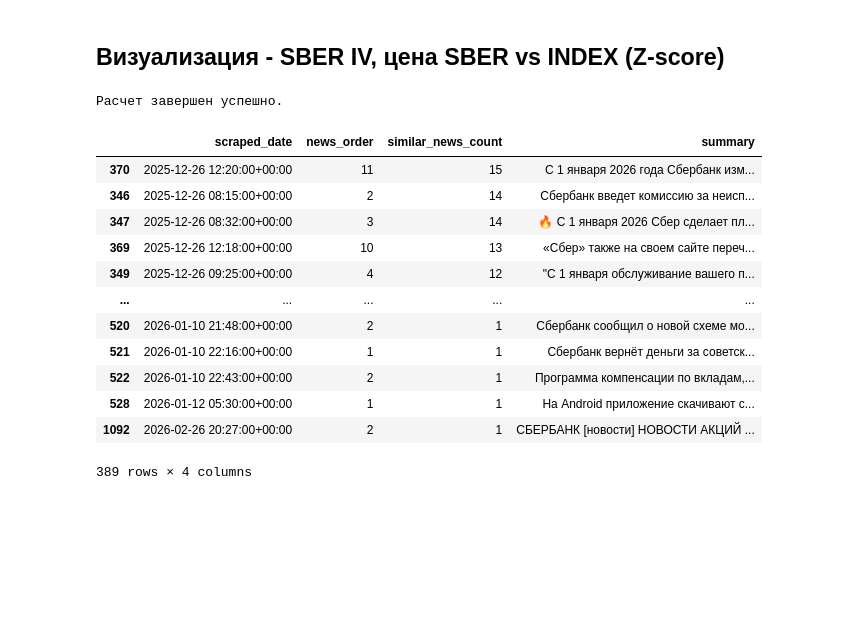
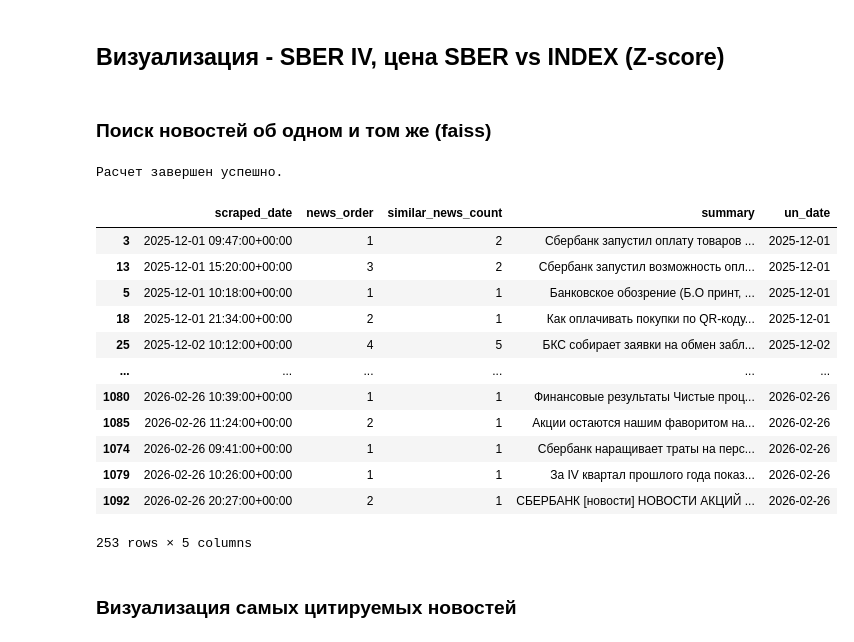
Before and after one commit to dmitriyjopov/OptionsNewsIndicator, a Jupyter notebook: news_indicator_microsoft.ipynb, the cells around one changed output. Cells and saved outputs as stored; diff of their text form; code cells hidden in the pictures; blank space fills up the shorter version.

```diff
--- a/news_indicator_microsoft.ipynb
+++ b/news_indicator_microsoft.ipynb
@@ -687,6 +692,8 @@ fig.show()
 sber_candles['end']
 print(df_index.index, type(df_index.index), sber_candles['end'].head(5), type(sber_candles['end']))
 ardl_df = pd.merge(df_index, sber_candles, left_on=df_index.index, right_on=sber_candles['end'])
+# %% [markdown]
+### Поиск новостей об одном и том же (faiss)
 # %%
 for row in df_index.itertuples():
     print((df_index.vector))
@@ -772,7 +779,7 @@ df_index['news_order'] = 1
 df_index['similar_news_count'] = 0  # Сколько всего похожих нашли за день
 
 dimension = 1024
-threshold = 0.93
+threshold = 0.95
 
 for date_val, group in df_index.groupby('un_date'):
     if len(group) < 2:
@@ -780,7 +787,7 @@ for date_val, group in df_index.groupby('un_date'):
 
     # Подготовка векторов дня
     day_vectors = np.stack(group['vector'].values).astype('float32')
-    faiss.normalize_L2(day_vectors)
+    # faiss.normalize_L2(day_vectors)
 
     index = faiss.IndexFlatIP(dimension)
     index.add(day_vectors)
@@ -812,19 +819,21 @@ print("Расчет завершен успешно.")
 Расчет завершен успешно.
 # %%
 df_index[df_index['similar_news_count'] > 0]\
-        .sort_values('similar_news_count', ascending=False)\
-        [['scraped_date', 'news_order', 'similar_news_count', 'summary']]
+        .sort_values('similar_news_count', ascending=False).sort_values('un_date')\
+        [['scraped_date', 'news_order', 'similar_news_count', 'summary', 'un_date']]
 # %% [output]
-|  | scraped_date | news_order | similar_news_count | summary |
-| 370 | 2025-12-26 12:20:00+00:00 | 11 | 15 | С 1 января 2026 года Сбербанк изм... |
-| 346 | 2025-12-26 08:15:00+00:00 | 2 | 14 | Сбербанк введет комиссию за неисп... |
-| 347 | 2025-12-26 08:32:00+00:00 | 3 | 14 | 🔥 С 1 января 2026 Сбер сделает пл... |
-| 369 | 2025-12-26 12:18:00+00:00 | 10 | 13 | «Сбер» также на своем сайте переч... |
-| 349 | 2025-12-26 09:25:00+00:00 | 4 | 12 | "С 1 января обслуживание вашего п... |
-| ... | ... | ... | ... | ... |
-| 520 | 2026-01-10 21:48:00+00:00 | 2 | 1 | Сбербанк сообщил о новой схеме мо... |
-| 521 | 2026-01-10 22:16:00+00:00 | 1 | 1 | Сбербанк вернёт деньги за советск... |
-| 522 | 2026-01-10 22:43:00+00:00 | 2 | 1 | Программа компенсации по вкладам,... |
-| 528 | 2026-01-12 05:30:00+00:00 | 1 | 1 | На Android приложение скачивают с... |
-| 1092 | 2026-02-26 20:27:00+00:00 | 2 | 1 | СБЕРБАНК [новости] НОВОСТИ АКЦИЙ ... |
+|  | scraped_date | news_order | similar_news_count | summary | un_date |
+| 3 | 2025-12-01 09:47:00+00:00 | 1 | 2 | Сбербанк запустил оплату товаров ... | 2025-12-01 |
+| 13 | 2025-12-01 15:20:00+00:00 | 3 | 2 | Сбербанк запустил возможность опл... | 2025-12-01 |
+| 5 | 2025-12-01 10:18:00+00:00 | 1 | 1 | Банковское обозрение (Б.О принт, ... | 2025-12-01 |
+| 18 | 2025-12-01 21:34:00+00:00 | 2 | 1 | Как оплачивать покупки по QR-коду... | 2025-12-01 |
+| 25 | 2025-12-02 10:12:00+00:00 | 4 | 5 | БКС собирает заявки на обмен забл... | 2025-12-02 |
+| ... | ... | ... | ... | ... | ... |
+| 1080 | 2026-02-26 10:39:00+00:00 | 1 | 1 | Финансовые результаты Чистые проц... | 2026-02-26 |
+| 1085 | 2026-02-26 11:24:00+00:00 | 2 | 1 | Акции остаются нашим фаворитом на... | 2026-02-26 |
+| 1074 | 2026-02-26 09:41:00+00:00 | 1 | 1 | Сбербанк наращивает траты на перс... | 2026-02-26 |
+| 1079 | 2026-02-26 10:26:00+00:00 | 1 | 1 | За IV квартал прошлого года показ... | 2026-02-26 |
+| 1092 | 2026-02-26 20:27:00+00:00 | 2 | 1 | СБЕРБАНК [новости] НОВОСТИ АКЦИЙ ... | 2026-02-26 |
-389 rows × 4 columns
+253 rows × 5 columns
+# %% [markdown]
+### Визуализация самых цитируемых новостей
```
Also changed, not shown: parts of 11 cells of this notebook.
